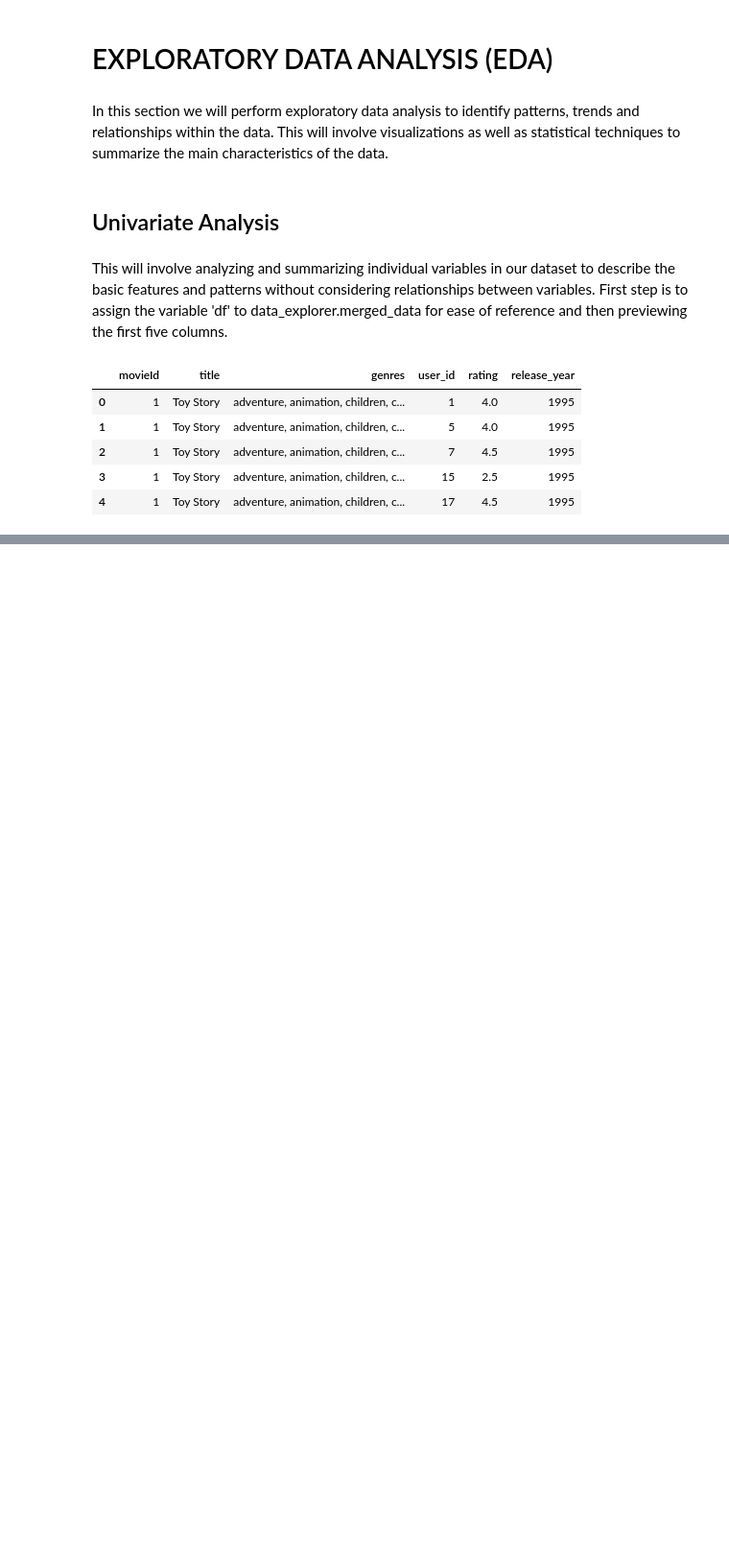
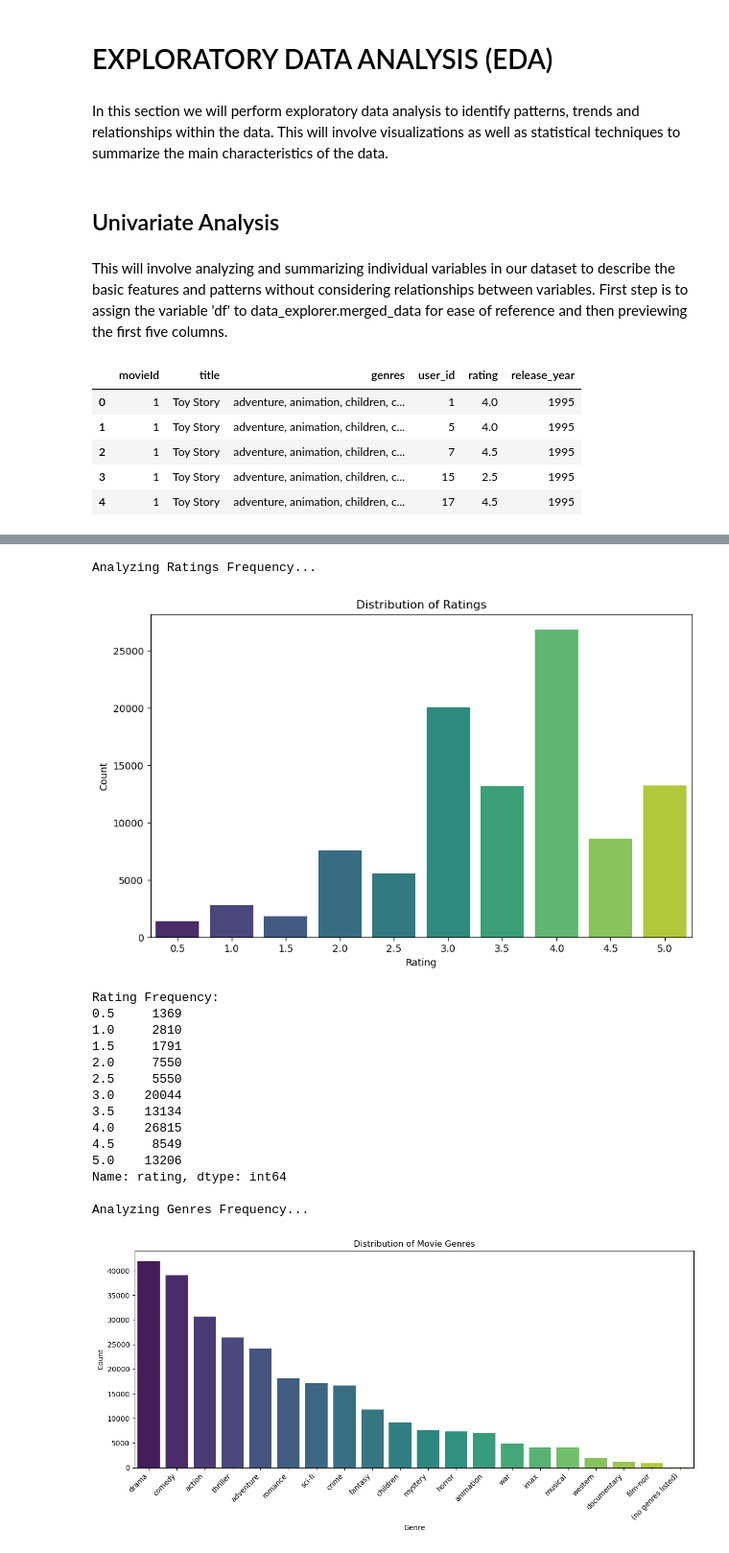
Before and after one commit to Eva-Claire/streamflix_recommender_system, a Jupyter notebook: movie_recommendor.ipynb, the cells around one changed output, grey strips where cells are left out. Shown at 96% size. Cells and saved outputs as stored; diff of their text form; code cells hidden in the pictures; blank space fills up the shorter version.

Commit message:
Add univariate analysis

```diff
--- a/movie_recommendor.ipynb
+++ b/movie_recommendor.ipynb
@@ -536,0 +546,80 @@ df.head()
+# %%
+class UnivariateAnalysis:
+    """
+    A class for performing univariate analysis on movie data.
+    """
+    def __init__(self, df):
+        self.df = df
+
+    def analyze_ratings_frequency(self):
+        plt.figure(figsize=(10, 6))
+        sns.countplot(x='rating', data=self.df, palette='viridis')
+        plt.title('Distribution of Ratings')
+        plt.xlabel('Rating')
+        plt.ylabel('Count')
+        plt.show()
+
+        rating_counts = self.df['rating'].value_counts().sort_index()
+        print("Rating Frequency:")
+        print(rating_counts)
+
+    def analyze_genres_frequency(self):
+        genres = self.df['genres'].str.split(', ', expand=True).stack()
+        # Count unique genres
+        genre_counts = genres.value_counts()
+
+        plt.figure(figsize=(12, 6))
+        sns.barplot(x=genre_counts.index, y=genre_counts.values, palette='viridis')
+        plt.title('Distribution of Movie Genres')
+        plt.xlabel('Genre')
+        plt.ylabel('Count')
+        plt.xticks(rotation=45, ha='right')
+        plt.tight_layout()
+        plt.show()
+
+        print("Top 10 Genres:")
+        print(genre_counts.head(10))
+
+    def analyze_year_frequency(self):
+        year_counts = self.df['release_year'].value_counts().sort_index()
+
+        plt.figure(figsize=(12, 6))
+        sns.lineplot(x=year_counts.index, y=year_counts.values, color='green')
+        plt.title('Distribution of Movies by Year')
+        plt.xlabel('Year')
+        plt.ylabel('Count')
+        plt.show()
+
+        print("Movies per Decade:")
+        decade_counts = self.df['release_year'].apply(lambda x: x - x % 10).value_counts().sort_index()
+        print(decade_counts)
+
+    def run_all_analyses(self):
+        print('Analyzing Ratings Frequency...')
+        self.analyze_ratings_frequency()
+        print('\nAnalyzing Genres Frequency...')
+        self.analyze_genres_frequency()
+        print('\nAnalyzing Year Frequency...')
+        self.analyze_year_frequency()
+
+# Instantiate
+univariate = UnivariateAnalysis(df)
+univariate.run_all_analyses()
+# %% [output]
+Analyzing Ratings Frequency...
+[figure, added]
+Rating Frequency:
+0.5     1369
+1.0     2810
+1.5     1791
+2.0     7550
+2.5     5550
+3.0    20044
+3.5    13134
+4.0    26815
+4.5     8549
+5.0    13206
+Name: rating, dtype: int64
+
+Analyzing Genres Frequency...
+[figure, added]
```
Also changed, not shown: parts of 5 cells of this notebook.
